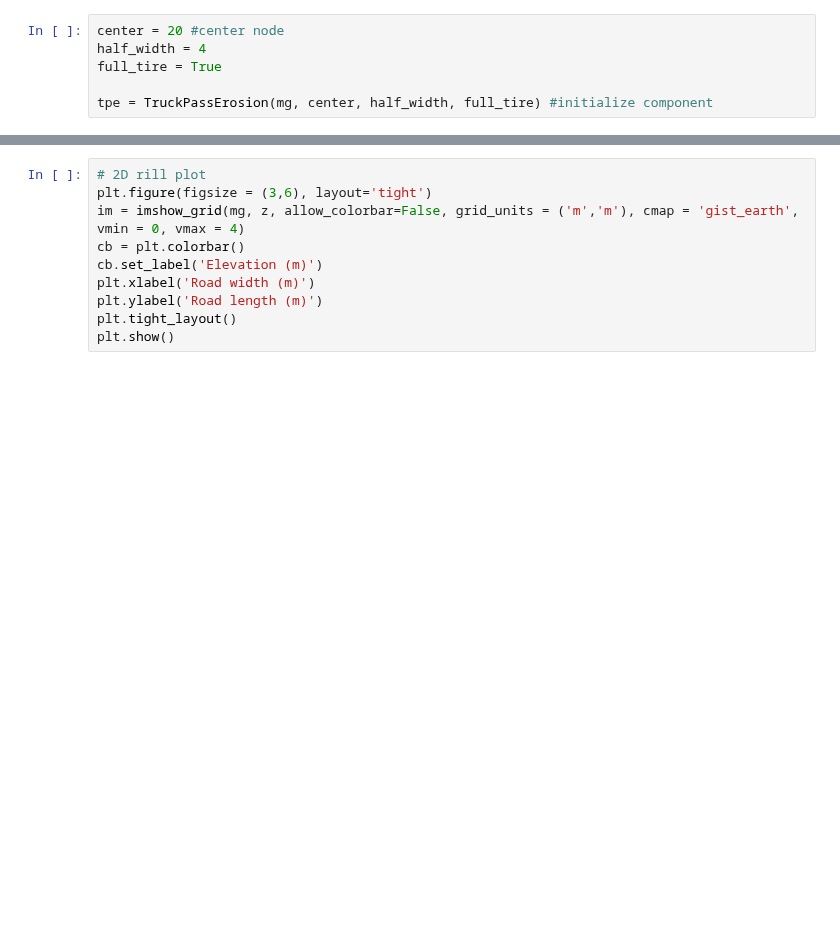
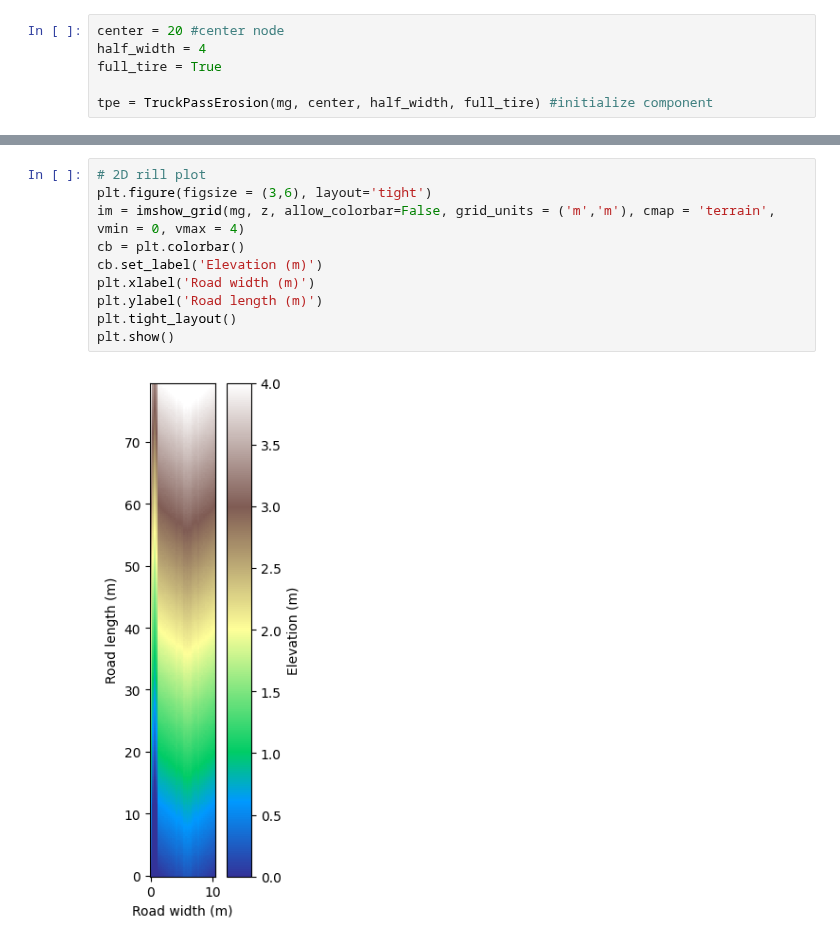
Before and after one commit to adalvis/roads_model, a Jupyter notebook: tutorials/TruckPassErosion_tutorial.ipynb, the cells around one changed output, grey strips where cells are left out. Drawn from its saved outputs; the diff is of its cells as text; blank space fills up the shorter version.

```diff
--- a/tutorials/TruckPassErosion_tutorial.ipynb
+++ b/tutorials/TruckPassErosion_tutorial.ipynb
@@ -301,10 +331,12 @@ plt.show()
 # %%
 # 2D rill plot
 plt.figure(figsize = (3,6), layout='tight')
-im = imshow_grid(mg, z, allow_colorbar=False, grid_units = ('m','m'), cmap = 'gist_earth', vmin = 0, vmax = 4)
+im = imshow_grid(mg, z, allow_colorbar=False, grid_units = ('m','m'), cmap = 'terrain', vmin = 0, vmax = 4)
 cb = plt.colorbar()
 cb.set_label('Elevation (m)')
 plt.xlabel('Road width (m)')
 plt.ylabel('Road length (m)')
 plt.tight_layout()
 plt.show()
+# %% [output]
+[figure, added]
```
Also changed, not shown: parts of 13 cells of this notebook.
